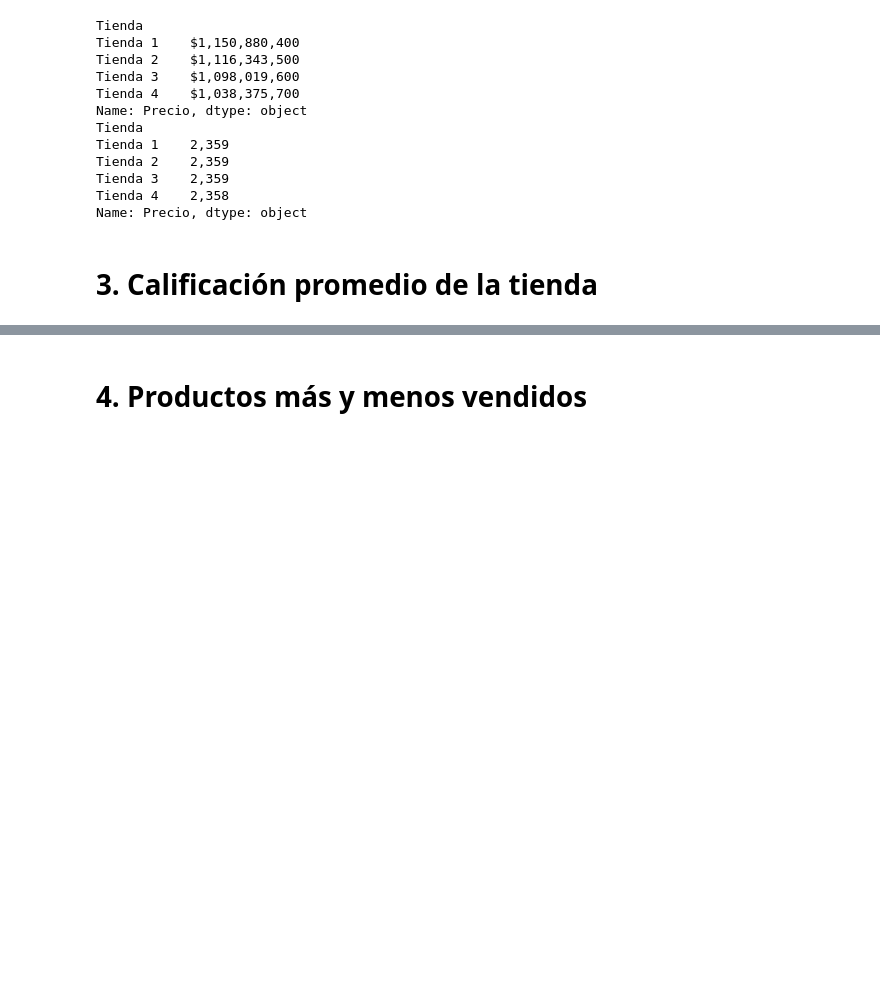
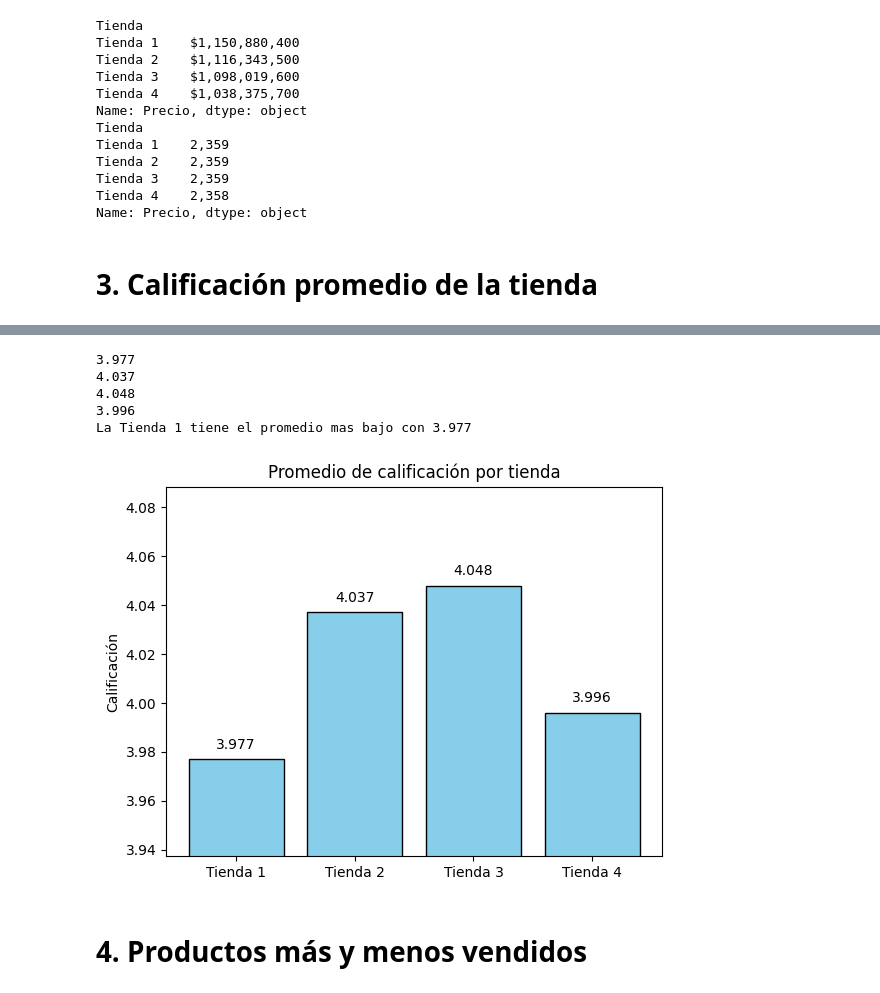
Before and after one commit to RigoClopez1990/Python, a Jupyter notebook: AluraStoreLatam.ipynb, the cells around one changed output, grey strips where cells are left out. Saved outputs shown, nothing was run; the diff lists cells and outputs as text; code cells hidden in the pictures; blank space fills up the shorter version.

```diff
--- a/AluraStoreLatam.ipynb
+++ b/AluraStoreLatam.ipynb
@@ -287,3 +319,47 @@ Name: Precio, dtype: object
+# %%
+#Pormedio por tienda
+
+tienda1_promedio = round(9381/2359,3)
+print(tienda1_promedio)
+
+tienda2_promedio = round(9524/2359,3)
+print(tienda2_promedio)
+
+tienda3_promedio = round(9550/2359,3)
+print(tienda3_promedio)
+
+tienda4_promedio = round(9422/2358,3)
+print(tienda4_promedio)
+
+print("La Tienda 1 tiene el promedio mas bajo con {}".format(tienda1_promedio))
+
+promedios = [tienda1_promedio,tienda2_promedio,tienda3_promedio,tienda4_promedio]
+
+
+# Configurar eje Y con zoom
+y_min = min(promedios) * 0.99
+y_max = max(promedios) * 1.01
+plt.ylim(y_min, y_max)
+
+# Gráfico
+plt.bar(tiendas, promedios, color='skyblue', edgecolor='black')
+
+# Mostrar valores sobre las barras, ajustado dinámicamente
+for i, total in enumerate(promedios):
+    desplazamiento = (y_max - y_min) * 0.02  # 2% del rango como espacio
+    plt.text(i, total + desplazamiento, f"{total:,.3f}", ha='center', va='bottom')
+
+# Etiquetas y título
+plt.title("Promedio de calificación por tienda")
+plt.ylabel("Calificación")
+plt.show()
+# %% [output]
+3.977
+4.037
+4.048
+3.996
+La Tienda 1 tiene el promedio mas bajo con 3.977
+[figure, added]
 # %% [markdown]
 # 4. Productos más y menos vendidos
 # %% [markdown]
```
Also changed, not shown: parts of 2 cells of this notebook.
